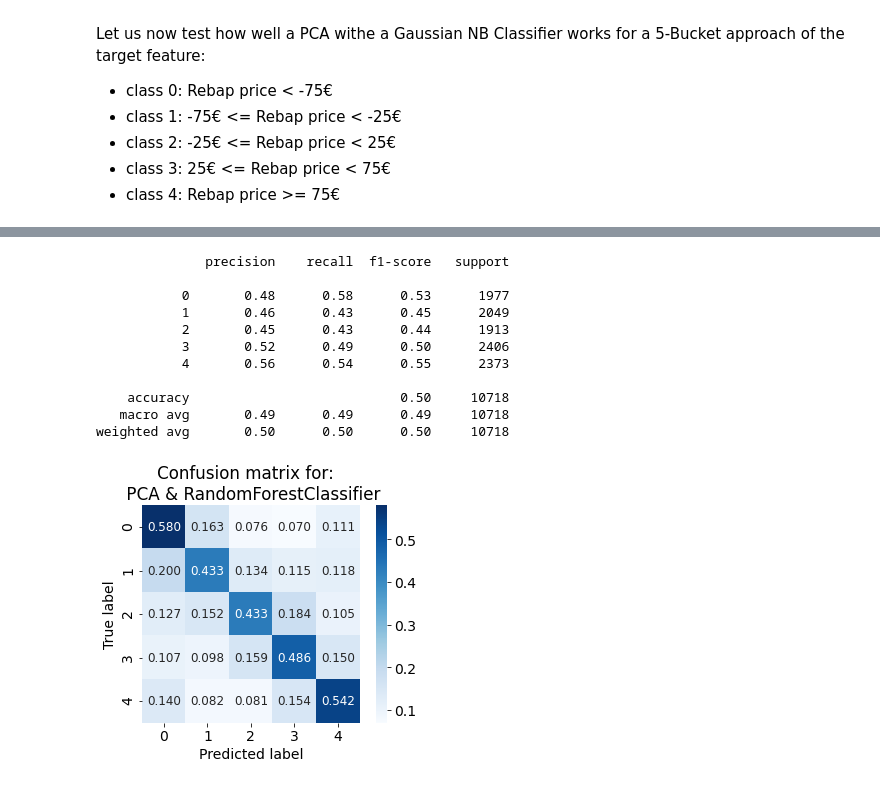
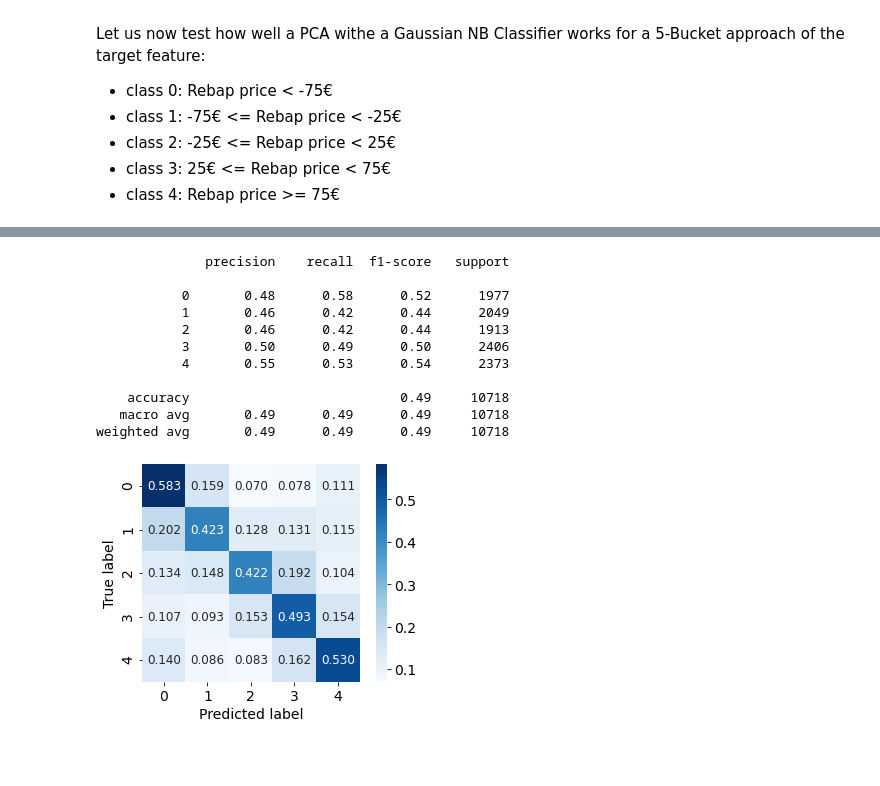
Before and after one commit to Antadurunnu/Energy-imbalance-price-prediction, a Jupyter notebook: Capstone_PCA_EDA_short.ipynb, the cells around one changed output, grey strips where cells are left out. Cells and saved outputs as stored; diff of their text form; code cells hidden in the pictures; blank space fills up the shorter version.

```diff
--- a/Capstone_PCA_EDA_short.ipynb
+++ b/Capstone_PCA_EDA_short.ipynb
@@ -313,6 +301,6 @@ def Rebap_classifier(df, X, y, hours_shift=0, dim_num=14):
             cmap='Blues', square=True, fmt='.3f')
     plt.ylabel('True label')
     plt.xlabel('Predicted label')
-    plt.title('Confusion matrix for:  \n PCA & {}'.format(clf2.__class__.__name__));
+    #plt.title('Confusion matrix for:  \n PCA & {}'.format(clf2.__class__.__name__));
     return print(classification_report(y_test,y_pred))
 # %%
@@ -450,11 +438,11 @@ def df_target_class_5_bucket(df, df_num):
     for i in range (len(df["rebap_price_class"])):
         if df[f"{df_num}_rebap_eur_mwh"][i] <= 0:
             df["rebap_price_class"][i] = 0
-        elif -75 <= df[f"{df_num}_rebap_eur_mwh"][i] <= 20:
+        elif df[f"{df_num}_rebap_eur_mwh"][i] <= 20:
             df["rebap_price_class"][i]= 1
-        elif -25 <= df[f"{df_num}_rebap_eur_mwh"][i] <= 40:
+        elif df[f"{df_num}_rebap_eur_mwh"][i] <= 40:
             df["rebap_price_class"][i]= 2
-        elif 25 <= df[f"{df_num}_rebap_eur_mwh"][i] <= 60:
+        elif df[f"{df_num}_rebap_eur_mwh"][i] <= 60:
             df["rebap_price_class"][i]= 3
         else:
             df["rebap_price_class"][i]= 4
@@ -469,17 +457,17 @@ from sklearn.model_selection import train_test_split
 X_4 = df_pca_5_bucket.drop(["rebap_price_class"],axis=1)
 y_4 = df_pca_5_bucket["rebap_price_class"]
 # %%
-Rebap_classifier(df_pca_5_bucket, X_4, y_4, dim_num=30, hours_shift= 6 )
+Rebap_classifier(df_pca_5_bucket, X_4, y_4, dim_num=40, hours_shift= 6 )
 # %% [output]
               precision    recall  f1-score   support
 
-           0       0.48      0.58      0.53      1977
-           1       0.46      0.43      0.45      2049
-           2       0.45      0.43      0.44      1913
-           3       0.52      0.49      0.50      2406
-           4       0.56      0.54      0.55      2373
+           0       0.48      0.58      0.52      1977
+           1       0.46      0.42      0.44      2049
+           2       0.46      0.42      0.44      1913
+           3       0.50      0.49      0.50      2406
+           4       0.55      0.53      0.54      2373
 
-    accuracy                           0.50     10718
+    accuracy                           0.49     10718
    macro avg       0.49      0.49      0.49     10718
-weighted avg       0.50      0.50      0.50     10718
+weighted avg       0.49      0.49      0.49     10718
-[figure, old version]
+[figure, new version]
```
Also changed, not shown: parts of 10 cells of this notebook, 1 other file.
